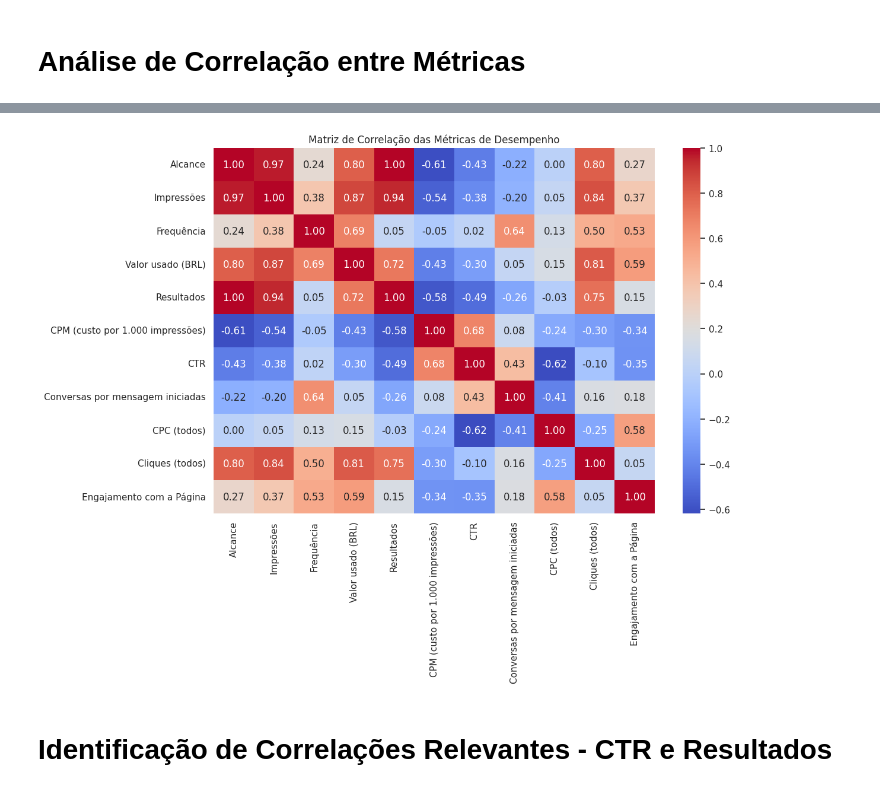
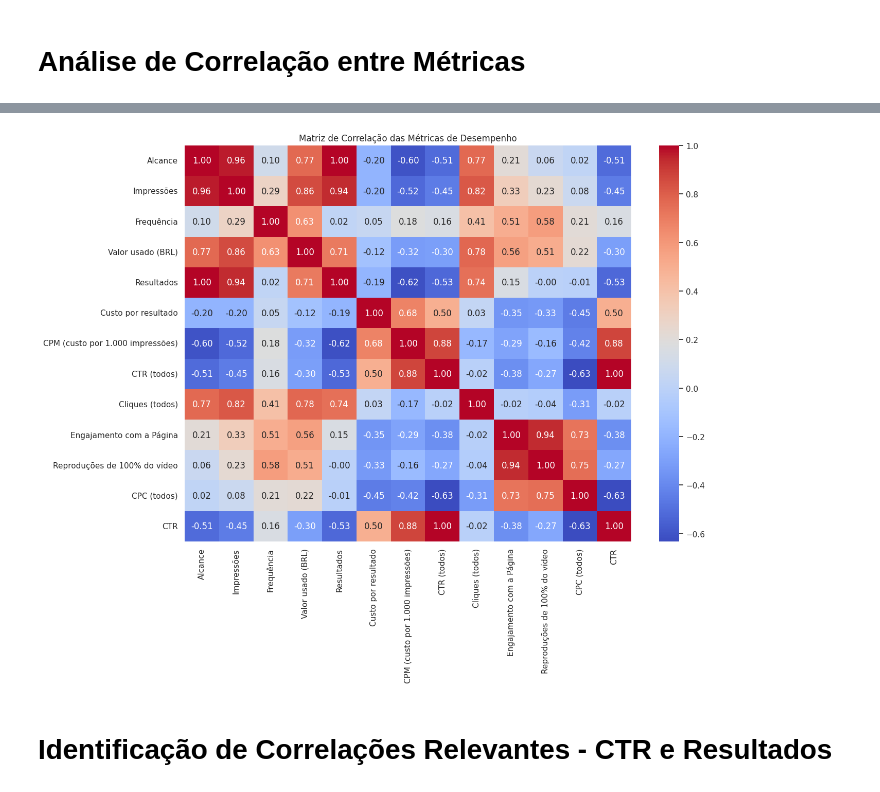
Before and after one commit to claraferreirabatista/analise_de_campanha, a Jupyter notebook: Miro Cozinha e Vinho/Janeiro até atualmente/analise_exploratoria_desde_janeiro.ipynb, the cells around one changed output, grey strips where cells are left out. Saved outputs shown, nothing was run; the diff lists cells and outputs as text; code cells hidden in the pictures.

```diff
--- a/Miro Cozinha e Vinho/Janeiro até atualmente/analise_exploratoria_desde_janeiro.ipynb
+++ b/Miro Cozinha e Vinho/Janeiro até atualmente/analise_exploratoria_desde_janeiro.ipynb
@@ -25,12 +25,20 @@ Número de linhas: 32
 Número de colunas: 29
 # %%
 # Cálculo manual do CPC (todos)
-df["CPC (todos)"] = df["Valor usado (BRL)"] / df["Cliques (todos)"]
+df["CPC"] = df["Valor usado (BRL)"] / df["Cliques (todos)"]
 
 # Exibindo os resultados em uma tabela organizada com valores arredondados
 print("\nPrimeiras linhas de valores calculados de CPC (todos):")
 display(
-    df[["Nome do anúncio", "Valor usado (BRL)", "Cliques (todos)", "CPC (todos)"]].round(2)
+    df[
+        [
+            "Nome do anúncio",
+            "Valor usado (BRL)",
+            "Cliques (todos)",
+            "CPC",
+            "CPC (todos)",
+        ]
+    ].round(2)
 )
 # %% [output]
 Primeiras linhas de valores calculados de CPC (todos):
@@ -448,31 +438,36 @@ Esses pontos destacam oportunidades para ajustar a estratégia de anúncios, foc
 # %%
 # Definindo as métricas principais para a análise
 metricas_principais = [
     "Alcance",
     "Impressões",
     "Frequência",
     "Valor usado (BRL)",
     "Resultados",
+    "Custo por resultado",
     "CPM (custo por 1.000 impressões)",
-    "CTR",
-    "Conversas por mensagem iniciadas",
-    "CPC (todos)",
+    "CTR (todos)",
     "Cliques (todos)",
     "Engajamento com a Página",
+    "Reproduções de 100% do vídeo",
+    "CPC (todos)",
+    "CTR",
 ]
 
 # Preparação dos dados para a matriz de correlação: conversão para numérico
 for coluna in metricas_principais:
     df[coluna] = pd.to_numeric(df[coluna], errors="coerce")
 
+# Removendo linhas com valores ausentes nas métricas principais
+df_corr = df[metricas_principais].dropna()
+
 # Cálculo da matriz de correlação e visualização
-correlacao = df[metricas_principais].corr()
-plt.figure(figsize=(12, 8))
+correlacao = df_corr.corr()
+plt.figure(figsize=(14, 10))
 sns.heatmap(correlacao, annot=True, cmap="coolwarm", fmt=".2f")
 plt.title("Matriz de Correlação das Métricas de Desempenho")
 plt.show()
 # %% [output]
-[figure, old version]
+[figure, new version]
 # %% [markdown]
 # Identificação de Correlações Relevantes - CTR e Resultados
 # %% [markdown]
```
Also changed, not shown: parts of 8 cells of this notebook, 2 other files.
